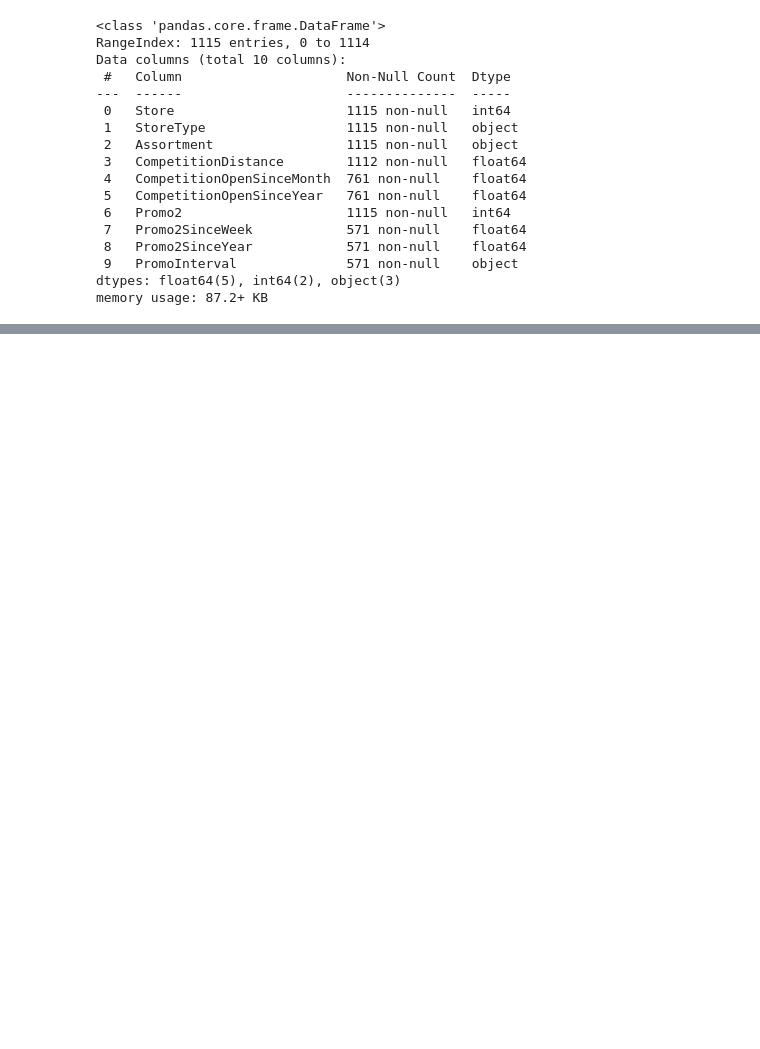
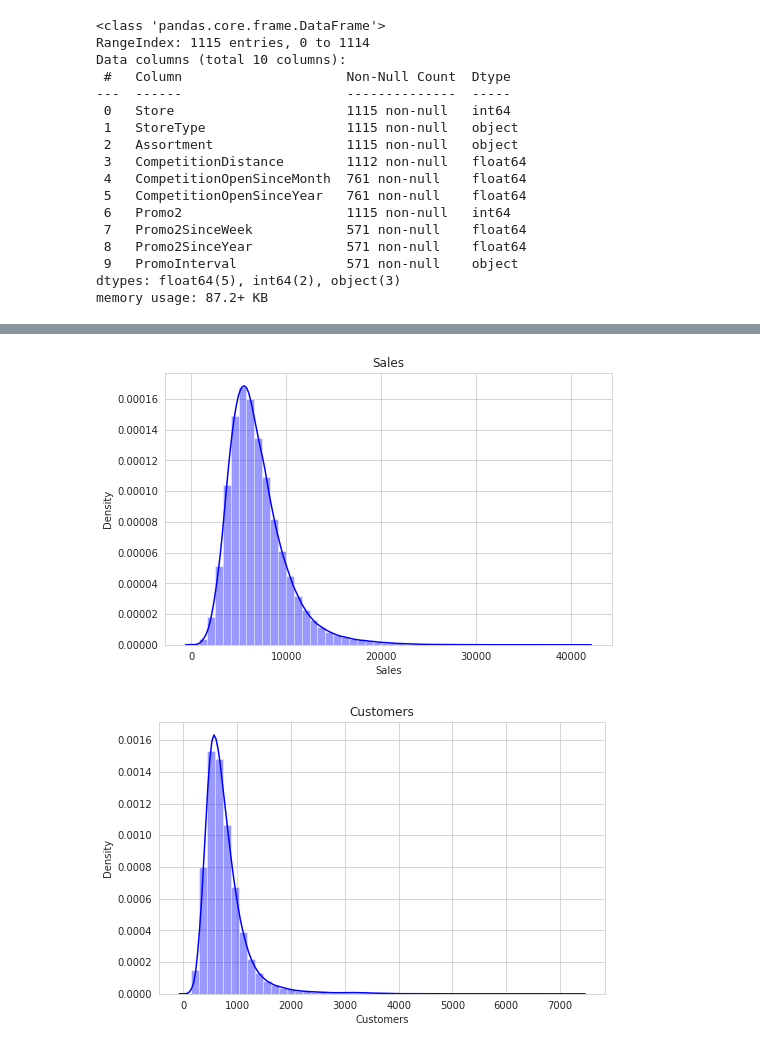
Before and after one commit to Mahima2208/Rossman-Sales-Prediction-Supervised-, a Jupyter notebook: Rossman_Sales_Prediction_Mahima_Phalkey.ipynb, the cells around one changed output, grey strips where cells are left out. Saved outputs shown, nothing was run; the diff lists cells and outputs as text; code cells hidden in the pictures; blank space fills up the shorter version.

```diff
--- a/Rossman_Sales_Prediction_Mahima_Phalkey.ipynb
+++ b/Rossman_Sales_Prediction_Mahima_Phalkey.ipynb
@@ -244,0 +231,5 @@ len(store_dataset[store_dataset.duplicated()])
+# %%
+Date_feat = ['Date','CompetitionOpenSinceMonth','CompetitionOpenSinceYear']
+# %%
+num_features = [feature for feature in rossman_store.columns if rossman_store[feature].dtypes != 'O' and feature not in Date_feat]
+categorical_feat = [feature for feature in rossman_store.columns if feature not in num_features + Date_feat]
@@ -244,0 +248,3 @@ len(store_dataset[store_dataset.duplicated()])
+# %%
+disc_num = [feature for feature in num_features if rossman_store[feature].nunique() < 1120]
+cont_num = [feature for feature in num_features if feature not in disc_num]
@@ -244,0 +263,2 @@ len(store_dataset[store_dataset.duplicated()])
+# %%
+rossman_store=rossman_store[rossman_store['Open']==1]
@@ -244,0 +281,10 @@ len(store_dataset[store_dataset.duplicated()])
+# %%
+for feature in cont_num:
+    plt.figure(figsize = (8,5))
+    sns.set_style("whitegrid")
+    sns.distplot(rossman_store[feature], hist = True,color='b')
+    plt.title(feature)
+    plt.show()
+# %% [output]
+[figure, added]
+[figure, added]
```
Also changed, not shown: parts of 95 cells of this notebook.
